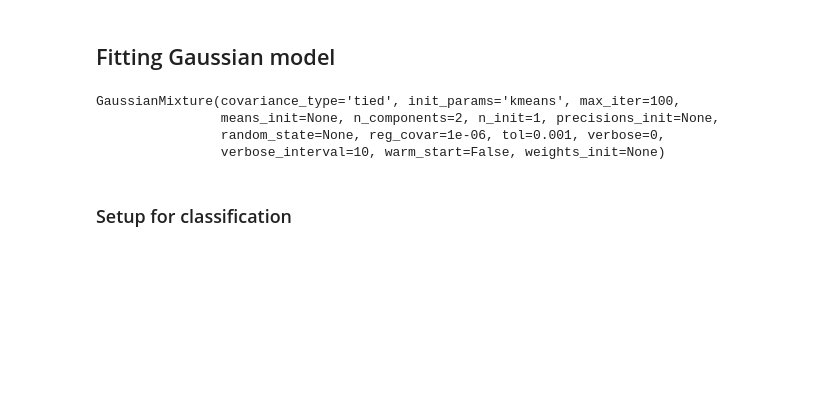
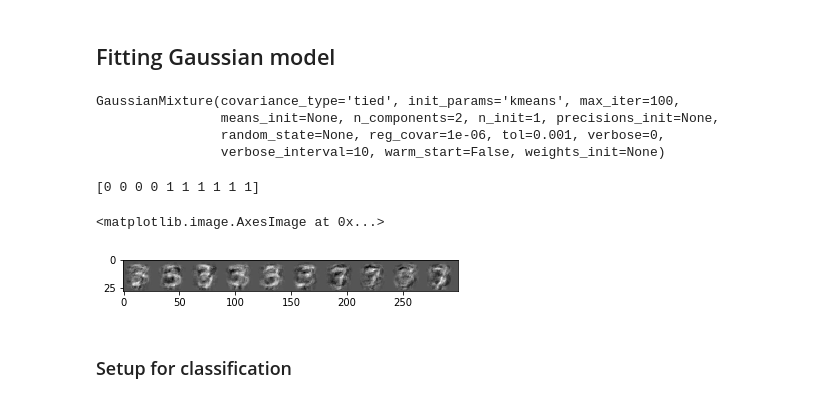
Before and after one commit to arjunbhagoji/log-loss-lower-bounds, a Jupyter notebook: gauss_model.ipynb, the cells around one changed output. Cells and saved outputs as stored; diff of their text form; code cells hidden in the pictures; blank space fills up the shorter version.

```diff
--- a/gauss_model.ipynb
+++ b/gauss_model.ipynb
@@ -86,6 +91,19 @@ GaussianMixture(covariance_type='tied', init_params='kmeans', max_iter=100,
                 means_init=None, n_components=2, n_init=1, precisions_init=None,
                 random_state=None, reg_covar=1e-06, tol=0.001, verbose=0,
                 verbose_interval=10, warm_start=False, weights_init=None)
+# %%
+X_m,y_m = clf.sample(10)
+print(y_m)
+# %% [output]
+[0 0 0 0 1 1 1 1 1 1]
+# %%
+img_array = np.zeros((28,300))
+for i in range(10):
+    img_array[:,i*30:(i*30+28)] = X_m[i].reshape((28,28))
+plt.imshow(img_array,cmap='gray')
+# %% [output]
+<matplotlib.image.AxesImage at 0x...>
+[figure, added]
 # %% [markdown]
 ### Setup for classification
 # %%
```
Also changed, not shown: parts of 11 cells of this notebook, 14 other files.
